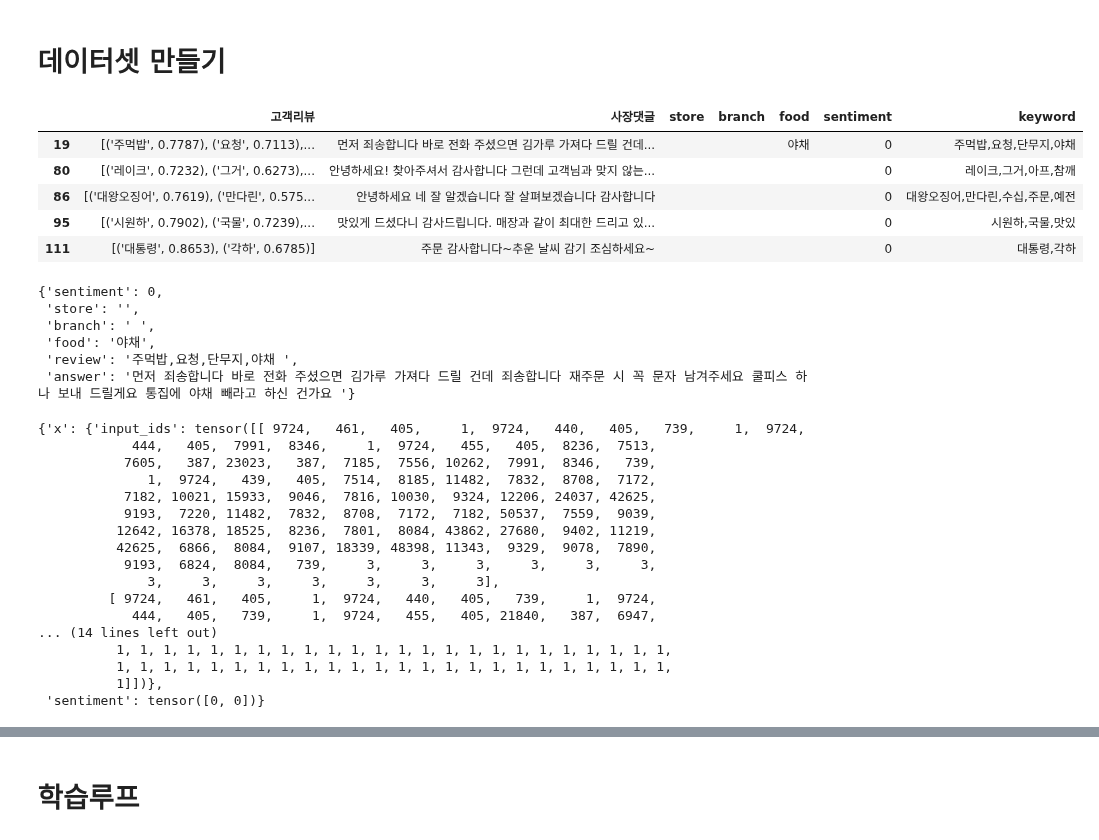
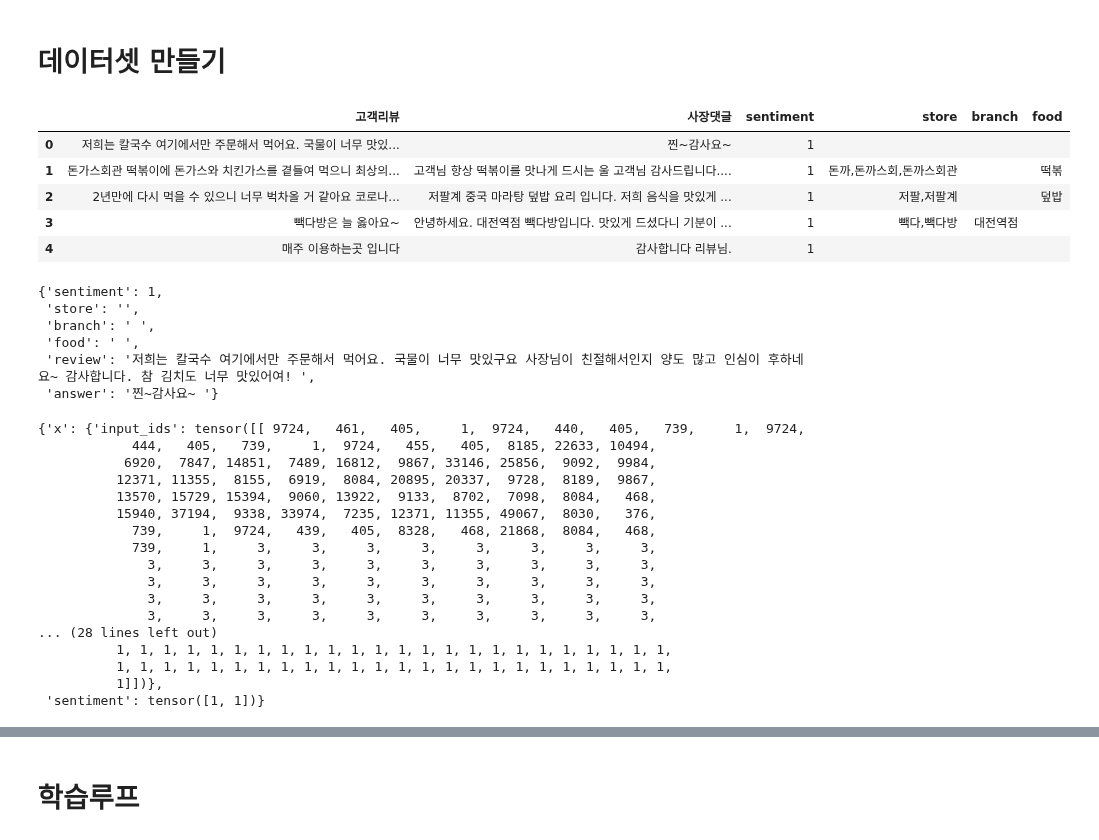
Before and after one commit to swoo-nam/BootCamp_project_final, a Jupyter notebook: 이소현_서비스2_모델링2.ipynb, the cells around one changed output, grey strips where cells are left out. Cells and saved outputs as stored; diff of their text form; code cells hidden in the pictures.

```diff
--- a/이소현_서비스2_모델링2.ipynb
+++ b/이소현_서비스2_모델링2.ipynb
@@ -156,6 +195,11 @@ ng_df
 1308 rows × 6 columns
 # %%
 ng_df = ng_df.copy()
+# %%
+ps_df = df.loc[df.sentiment == 1]
+ps_df
+# %%
+ps_df = ps_df.copy()
 # %%
 # df = df.sample(frac=1).reset_index(drop=True) # 데이터 랜덤 섞기
 # df
@@ -224,6 +268,9 @@ ng_df
 | 20717 | [('배부르', 0.6836), ('쌀국수', 0.628),... | 오늘 부족했던 부분 많이 보충해 주셨는데 또 궁금하신 부분이... |  |  |  | 0 | 배부르,쌀국수,기본,추가,계란 |
 | 20720 | [('시원하', 0.7763), ('국물', 0.7322)] | 배달용기에 국물을 더 부으시면 국물이 흘러내리기 때문에 혹시... |  |  | 라면 | 0 | 시원하,국물 |
 1308 rows × 7 columns
+# %%
+ps_df['keyword'] = keyword
+ps_df
 # %% [markdown]
 # 모델 불러오기
 # %%
@@ -264,14 +311,14 @@ tokenizer = AutoTokenizer.from_pretrained(model_name,
 # %% [markdown]
 # 데이터셋 만들기
 # %%
-ng_df.head()
+ps_df.head()
 # %% [output]
-|  | 고객리뷰 | 사장댓글 | store | branch | food | sentiment | keyword |
-| 19 | [('주먹밥', 0.7787), ('요청', 0.7113),... | 먼저 죄송합니다 바로 전화 주셨으면 김가루 가져다 드릴 건데... |  |  | 야채 | 0 | 주먹밥,요청,단무지,야채 |
-| 80 | [('레이크', 0.7232), ('그거', 0.6273),... | 안녕하세요! 찾아주셔서 감사합니다 그런데 고객님과 맞지 않는... |  |  |  | 0 | 레이크,그거,아프,참깨 |
-| 86 | [('대왕오징어', 0.7619), ('만다린', 0.575... | 안녕하세요 네 잘 알겠습니다 잘 살펴보겠습니다 감사합니다 |  |  |  | 0 | 대왕오징어,만다린,수십,주문,예전 |
-| 95 | [('시원하', 0.7902), ('국물', 0.7239),... | 맛있게 드셨다니 감사드립니다. 매장과 같이 최대한 드리고 있... |  |  |  | 0 | 시원하,국물,맛있 |
-| 111 | [('대통령', 0.8653), ('각하', 0.6785)] | 주문 감사합니다~추운 날씨 감기 조심하세요~ |  |  |  | 0 | 대통령,각하 |
+|  | 고객리뷰 | 사장댓글 | sentiment | store | branch | food |
+| 0 | 저희는 칼국수 여기에서만 주문해서 먹어요. 국물이 너무 맛있... | 찐~감사요~ | 1 |  |  |  |
+| 1 | 돈가스회관 떡볶이에 돈가스와 치킨가스를 곁들여 먹으니 최상의... | 고객님 항상 떡볶이를 맛나게 드시는 울 고객님 감사드립니다.... | 1 | 돈까,돈까스회,돈까스회관 |  | 떡볶 |
+| 2 | 2년만에 다시 먹을 수 있으니 너무 벅차올 거 같아요 코로나... | 저팔계 중국 마라탕 덮밥 요리 입니다. 저희 음식을 맛있게 ... | 1 | 저팔,저팔계 |  | 덮밥 |
+| 3 | 빽다방은 늘 옳아요~ | 안녕하세요. 대전역점 빽다방입니다. 맛있게 드셨다니 기분이 ... | 1 | 빽다,빽다방 | 대전역점 |  |
+| 4 | 매주 이용하는곳 입니다 | 감사합니다 리뷰님. | 1 |  |  |  |
 # %%
 class ChatDataset(torch.utils.data.Dataset):
     def __init__(self, df):
@@ -308,38 +356,38 @@ def collate_fn(batch):
 
     return {"x": x, "sentiment": sentiment}
 # %%
-dt = ChatDataset(ng_df)
+dt = ChatDataset(ps_df)
 dt[0]
 # %% [output]
-{'sentiment': 0,
+{'sentiment': 1,
  'store': '',
  'branch': ' ',
- 'food': '야채',
- 'review': '주먹밥,요청,단무지,야채 ',
- 'answer': '먼저 죄송합니다 바로 전화 주셨으면 김가루 가져다 드릴 건데 죄송합니다 재주문 시 꼭 문자 남겨주세요 쿨피스 하나 보내 드릴게요 통집에 야채 빼라고 하신 건가요 '}
+ 'food': ' ',
+ 'review': '저희는 칼국수 여기에서만 주문해서 먹어요. 국물이 너무 맛있구요 사장님이 친절해서인지 양도 많고 인심이 후하네요~ 감사합니다. 참 김치도 너무 맛있어여! ',
+ 'answer': '찐~감사요~ '}
 # %%
-dt = ChatDataset(ng_df)
+dt = ChatDataset(ps_df)
 dl = torch.utils.data.DataLoader(dt,batch_size=2,collate_fn=collate_fn)
 batch = next(iter(dl))
 batch
 # %% [output]
 {'x': {'input_ids': tensor([[ 9724,   461,   405,     1,  9724,   440,   405,   739,     1,  9724,
-            444,   405,  7991,  8346,     1,  9724,   455,   405,  8236,  7513,
-           7605,   387, 23023,   387,  7185,  7556, 10262,  7991,  8346,   739,
-              1,  9724,   439,   405,  7514,  8185, 11482,  7832,  8708,  7172,
-           7182, 10021, 15933,  9046,  7816, 10030,  9324, 12206, 24037, 42625,
-           9193,  7220, 11482,  7832,  8708,  7172,  7182, 50537,  7559,  9039,
-          12642, 16378, 18525,  8236,  7801,  8084, 43862, 27680,  9402, 11219,
-          42625,  6866,  8084,  9107, 18339, 48398, 11343,  9329,  9078,  7890,
-           9193,  6824,  8084,   739,     3,     3,     3,     3,     3,     3,
-              3,     3,     3,     3,     3,     3,     3],
-         [ 9724,   461,   405,     1,  9724,   440,   405,   739,     1,  9724,
-            444,   405,   739,     1,  9724,   455,   405, 21840,   387,  6947,
-... (14 lines left out)
+            444,   405,   739,     1,  9724,   455,   405,  8185, 22633, 10494,
+           6920,  7847, 14851,  7489, 16812,  9867, 33146, 25856,  9092,  9984,
+          12371, 11355,  8155,  6919,  8084, 20895, 20337,  9728,  8189,  9867,
+          13570, 15729, 15394,  9060, 13922,  9133,  8702,  7098,  8084,   468,
+          15940, 37194,  9338, 33974,  7235, 12371, 11355, 49067,  8030,   376,
+            739,     1,  9724,   439,   405,  8328,   468, 21868,  8084,   468,
+            739,     1,     3,     3,     3,     3,     3,     3,     3,     3,
+              3,     3,     3,     3,     3,     3,     3,     3,     3,     3,
+              3,     3,     3,     3,     3,     3,     3,     3,     3,     3,
+              3,     3,     3,     3,     3,     3,     3,     3,     3,     3,
+              3,     3,     3,     3,     3,     3,     3,     3,     3,     3,
+... (28 lines left out)
           1, 1, 1, 1, 1, 1, 1, 1, 1, 1, 1, 1, 1, 1, 1, 1, 1, 1, 1, 1, 1, 1, 1, 1,
           1, 1, 1, 1, 1, 1, 1, 1, 1, 1, 1, 1, 1, 1, 1, 1, 1, 1, 1, 1, 1, 1, 1, 1,
           1]])},
- 'sentiment': tensor([0, 0])}
+ 'sentiment': tensor([1, 1])}
 # %%
 model(**batch["x"]).logits.shape
 # %% [output]
```
Also changed, not shown: parts of 49 cells of this notebook.
